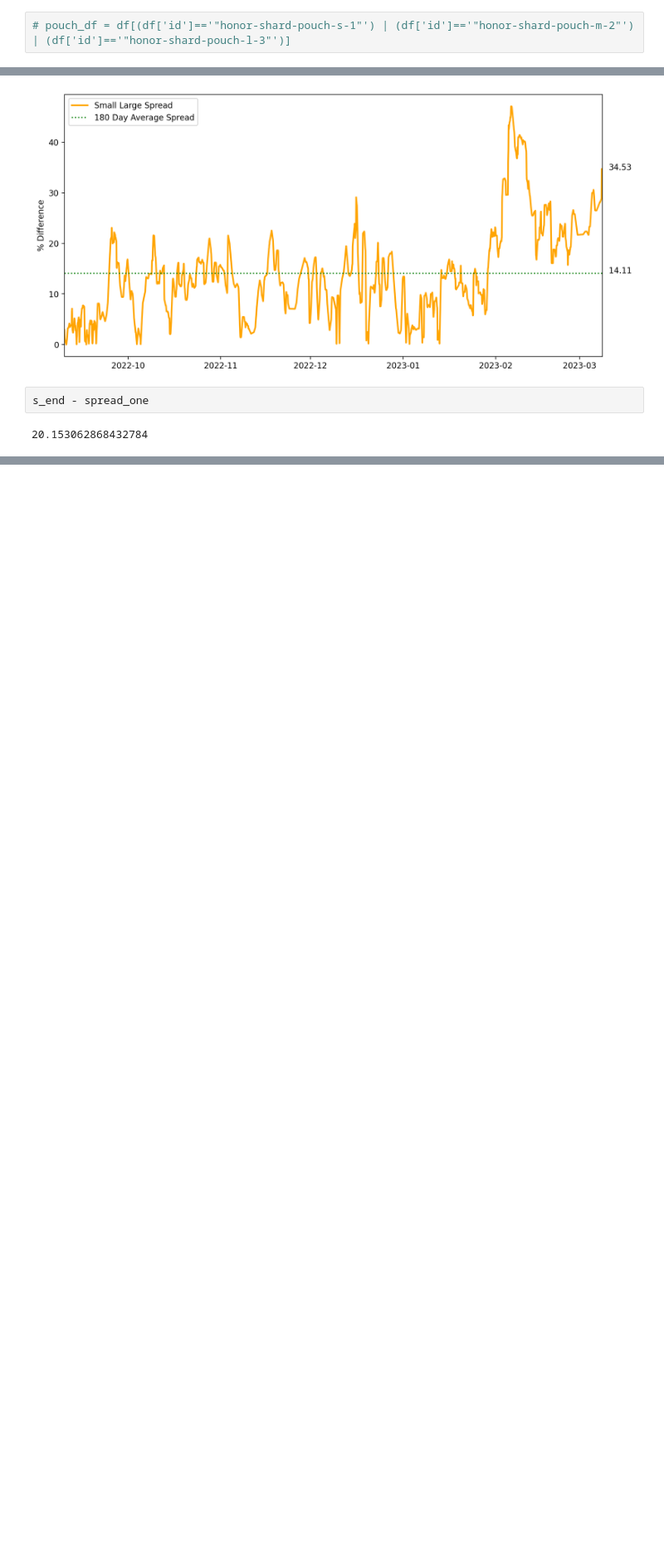
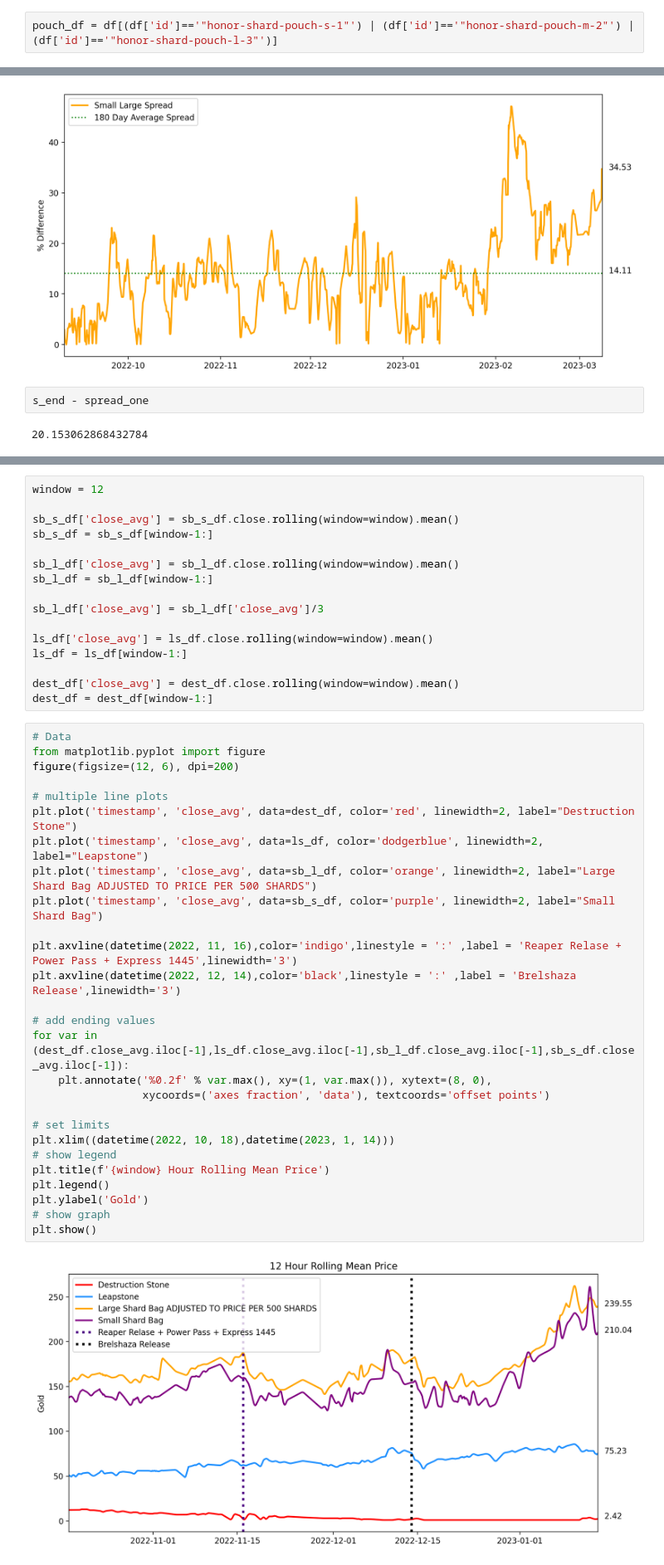
Before and after one commit to FunFighter/lost-ark-market-analysis, a Jupyter notebook: weeklytrend.ipynb, the cells around one changed output, grey strips where cells are left out. Shown at 83% size. Cells and saved outputs as stored; diff of their text form; blank space fills up the shorter version.

```diff
--- a/weeklytrend.ipynb
+++ b/weeklytrend.ipynb
@@ -291,7 +291,7 @@ test_data = one_item_parse.close[last_week:]
 # %% [markdown]
 ### Shard Bag Fair Values
 # %%
-# pouch_df = df[(df['id']=='"honor-shard-pouch-s-1"') | (df['id']=='"honor-shard-pouch-m-2"') | (df['id']=='"honor-shard-pouch-l-3"')]
+pouch_df = df[(df['id']=='"honor-shard-pouch-s-1"') | (df['id']=='"honor-shard-pouch-m-2"') | (df['id']=='"honor-shard-pouch-l-3"')]
 # %%
 def mean_spread_over_time(time):
     # n hour rolling average to smooth the data
@@ -454,0 +506,45 @@ s_end - spread_one
+# %%
+window = 12
+
+sb_s_df['close_avg'] = sb_s_df.close.rolling(window=window).mean()
+sb_s_df = sb_s_df[window-1:]
+
+sb_l_df['close_avg'] = sb_l_df.close.rolling(window=window).mean()
+sb_l_df = sb_l_df[window-1:]
+
+sb_l_df['close_avg'] = sb_l_df['close_avg']/3
+
+ls_df['close_avg'] = ls_df.close.rolling(window=window).mean()
+ls_df = ls_df[window-1:]
+
+dest_df['close_avg'] = dest_df.close.rolling(window=window).mean()
+dest_df = dest_df[window-1:]
+# %%
+# Data
+from matplotlib.pyplot import figure
+figure(figsize=(12, 6), dpi=200)
+
+# multiple line plots
+plt.plot('timestamp', 'close_avg', data=dest_df, color='red', linewidth=2, label="Destruction Stone")
+plt.plot('timestamp', 'close_avg', data=ls_df, color='dodgerblue', linewidth=2, label="Leapstone")
+plt.plot('timestamp', 'close_avg', data=sb_l_df, color='orange', linewidth=2, label="Large Shard Bag ADJUSTED TO PRICE PER 500 SHARDS")
+plt.plot('timestamp', 'close_avg', data=sb_s_df, color='purple', linewidth=2, label="Small Shard Bag")
+
+plt.axvline(datetime(2022, 11, 16),color='indigo',linestyle = ':' ,label = 'Reaper Relase + Power Pass + Express 1445',linewidth='3')
+plt.axvline(datetime(2022, 12, 14),color='black',linestyle = ':' ,label = 'Brelshaza Release',linewidth='3')
+
+# add ending values
+for var in (dest_df.close_avg.iloc[-1],ls_df.close_avg.iloc[-1],sb_l_df.close_avg.iloc[-1],sb_s_df.close_avg.iloc[-1]):
+    plt.annotate('%0.2f' % var.max(), xy=(1, var.max()), xytext=(8, 0),
+                 xycoords=('axes fraction', 'data'), textcoords='offset points')
+
+# set limits
+plt.xlim((datetime(2022, 10, 18),datetime(2023, 1, 14)))
+# show legend
+plt.title(f'{window} Hour Rolling Mean Price')
+plt.legend()
+plt.ylabel('Gold')
+# show graph
+plt.show()
+# %% [output]
+[figure, added]
```
Also changed, not shown: parts of 25 cells of this notebook.
